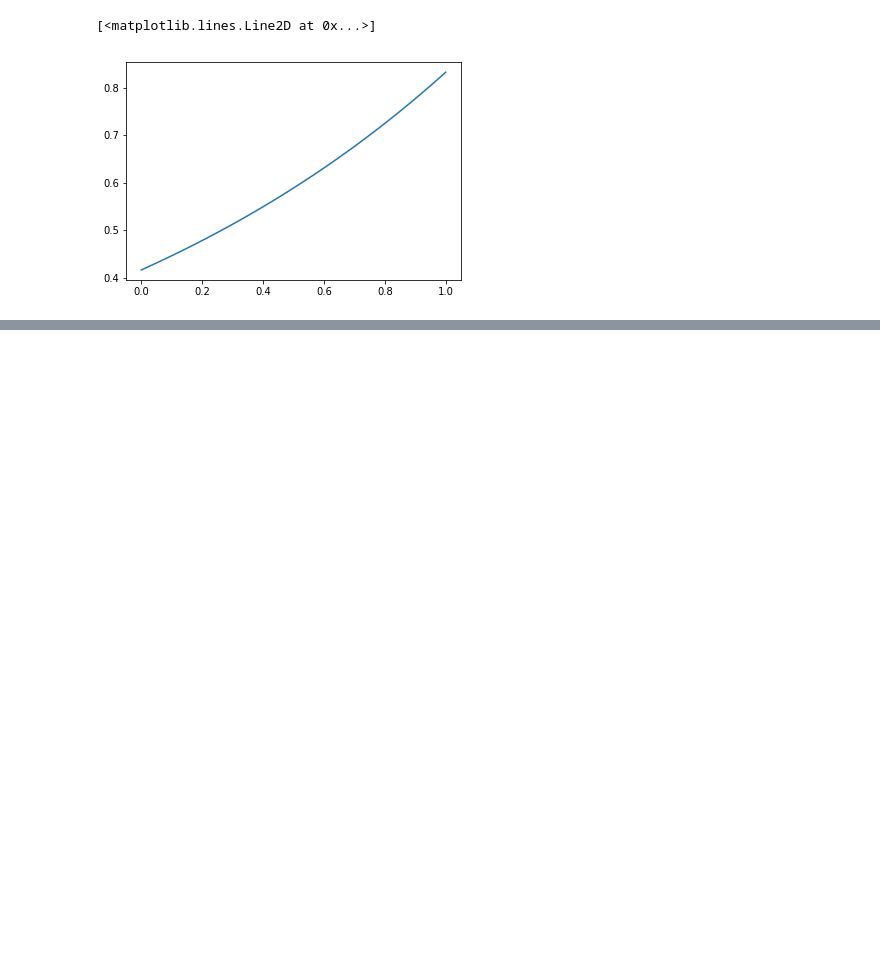
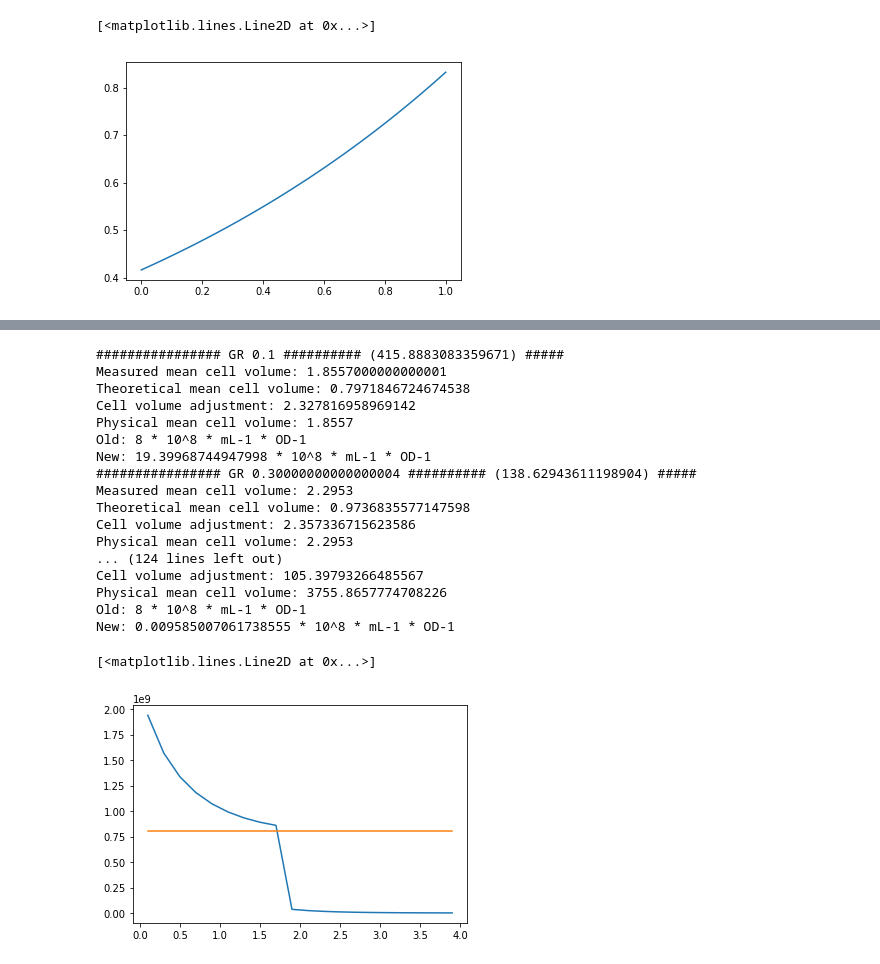
Before and after one commit to Melclic/HMG, a Jupyter notebook: webCH/libCH/population_cell_cycle.ipynb, the cells around one changed output, grey strips where cells are left out. Drawn from its saved outputs; the diff is of its cells as text; code cells hidden in the pictures; blank space fills up the shorter version.

Commit message:
tested with C+D=tau theo volume, calculating its growth rate

```diff
--- a/webCH/libCH/population_cell_cycle.ipynb
+++ b/webCH/libCH/population_cell_cycle.ipynb
@@ -198,0 +262,24 @@ plt.plot(sorted([i for i in distRes]), [distRes[i]['physical_volume'] for i in s
+# %%
+ageRange = np.arange(0.1, 4.0, 0.2)
+plt.plot(ageRange, [popCellCount_meanPop(i) for i in ageRange])
+plt.plot(ageRange, [8.0*10.0**8.0]*len(ageRange))
+# %% [output]
+################ GR 0.1 ########## (415.8883083359671) #####
+Measured mean cell volume: 1.8557000000000001
+Theoretical mean cell volume: 0.7971846724674538
+Cell volume adjustment: 2.327816958969142
+Physical mean cell volume: 1.8557
+Old: 8 * 10^8 * mL-1 * OD-1
+New: 19.39968744947998 * 10^8 * mL-1 * OD-1
+################ GR 0.30000000000000004 ########## (138.62943611198904) #####
+Measured mean cell volume: 2.2953
+Theoretical mean cell volume: 0.9736835577147598
+Cell volume adjustment: 2.357336715623586
+Physical mean cell volume: 2.2953
+... (124 lines left out)
+Cell volume adjustment: 105.39793266485567
+Physical mean cell volume: 3755.8657774708226
+Old: 8 * 10^8 * mL-1 * OD-1
+New: 0.009585007061738555 * 10^8 * mL-1 * OD-1
+[<matplotlib.lines.Line2D at 0x...>]
+[figure, added]
```
Also changed, not shown: parts of 35 cells of this notebook, 17 other files.
